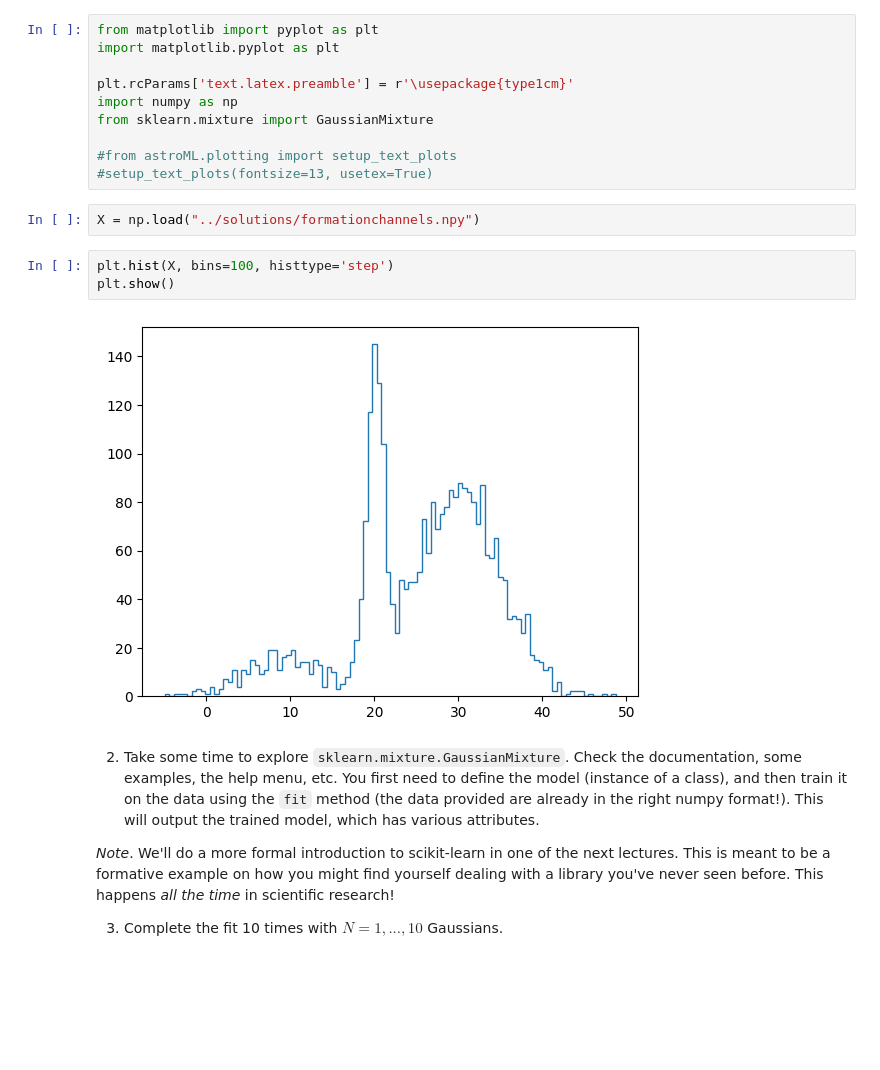
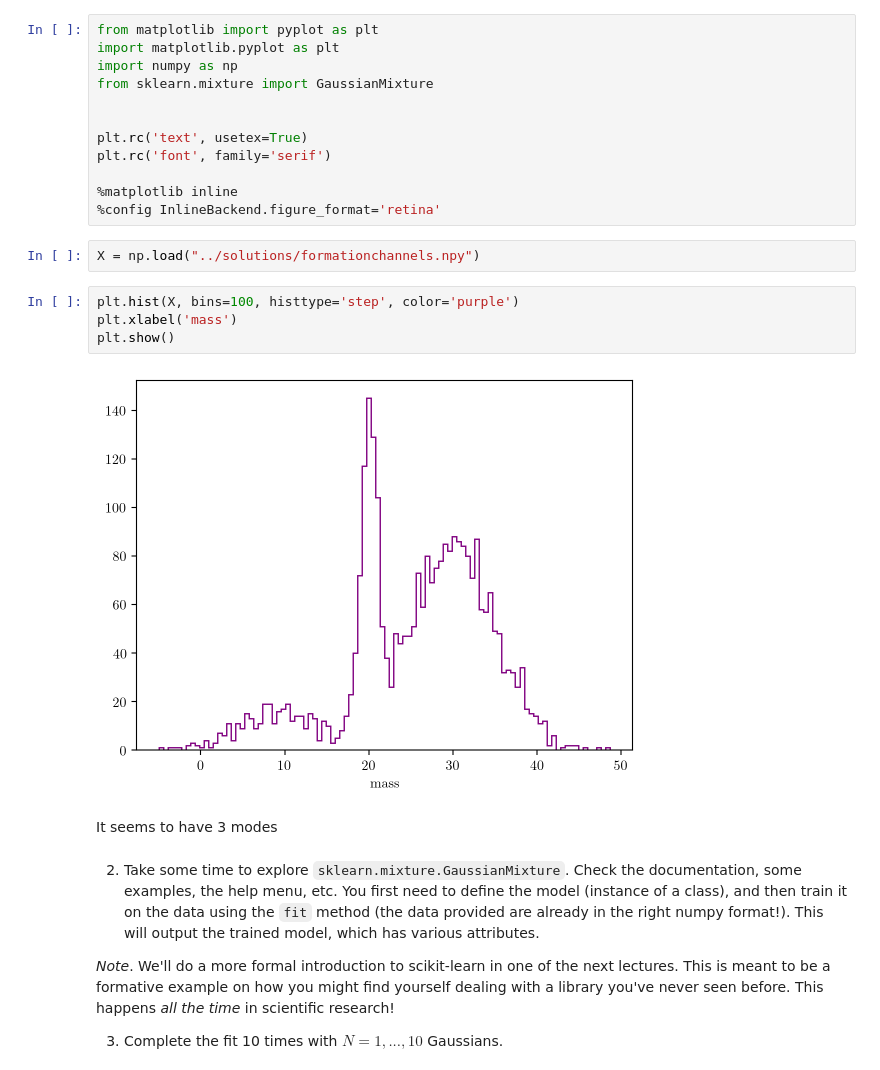
Before and after one commit to ludovicarbone/astrostatistics_bicocca_2024, a Jupyter notebook: working/L06_es.ipynb, the cells around one changed output. Drawn from its saved outputs; the diff is of its cells as text; blank space fills up the shorter version.

```diff
--- a/working/L06_es.ipynb
+++ b/working/L06_es.ipynb
@@ -6,20 +6,25 @@
 # %%
 from matplotlib import pyplot as plt
 import matplotlib.pyplot as plt
-
-plt.rcParams['text.latex.preamble'] = r'\usepackage{type1cm}'
 import numpy as np
 from sklearn.mixture import GaussianMixture
 
-#from astroML.plotting import setup_text_plots
-#setup_text_plots(fontsize=13, usetex=True)
+
+plt.rc('text', usetex=True)
+plt.rc('font', family='serif')
+
+%matplotlib inline
+%config InlineBackend.figure_format='retina'
 # %%
 X = np.load("../solutions/formationchannels.npy")
 # %%
-plt.hist(X, bins=100, histtype='step')
+plt.hist(X, bins=100, histtype='step', color='purple')
+plt.xlabel('mass')
 plt.show()
 # %% [output]
-[figure, old version]
+[figure, new version]
+# %% [markdown]
+It seems to have 3 modes
 # %% [markdown]
 
 2) Take some time to explore `sklearn.mixture.GaussianMixture`. Check the documentation, some examples, the help menu, etc. You first need to define the model (instance of a class), and then train it on the data using the `fit` method (the data provided are already in the right numpy format!). This will output the trained model, which has various attributes.
```
Also changed, not shown: parts of 4 cells of this notebook, 1 other file.
